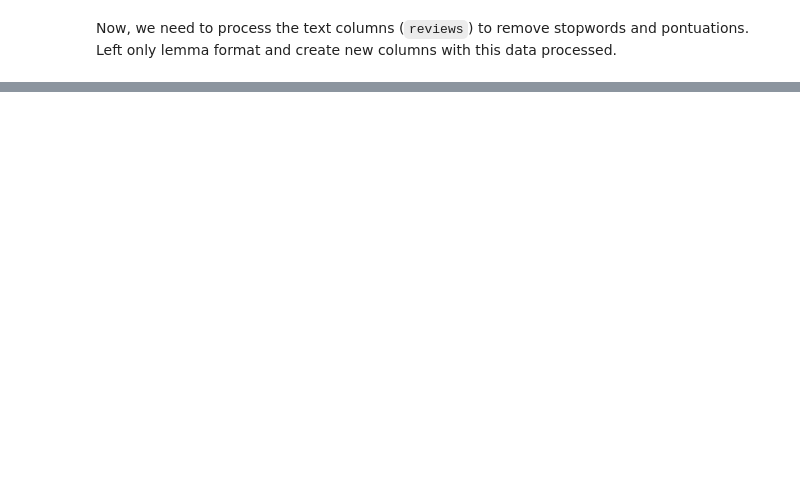
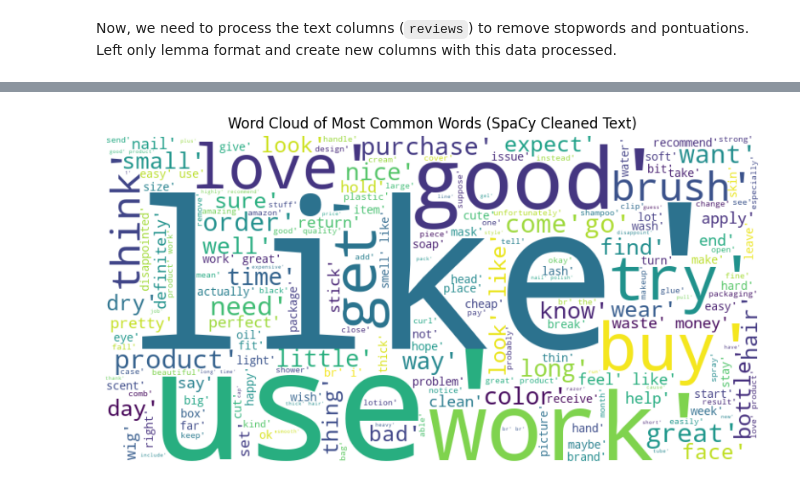
Before and after one commit to VanGaigher/DataScienceProjects, a Jupyter notebook: SentimentClassification/notebooks/sentiment_classification_analysis.ipynb, the cells around one changed output, grey strips where cells are left out. Cells and saved outputs as stored; diff of their text form; code cells hidden in the pictures; blank space fills up the shorter version.

```diff
--- a/SentimentClassification/notebooks/sentiment_classification_analysis.ipynb
+++ b/SentimentClassification/notebooks/sentiment_classification_analysis.ipynb
@@ -466,0 +770,15 @@ Now, we need to process the text columns (`reviews`) to remove stopwords and pon
+# %%
+# generate word clouds for the most common words in the cleaned text
+complete_text = " ".join(str(token) for token in df_train_cleaned['token_spacy'])
+
+# create a word cloud
+wordcloud_spacy = WordCloud(width=800, height=400, background_color='white', colormap='viridis').generate(complete_text)
+# %%
+# plot the word cloud
+plt.figure(figsize=(10, 5))
+plt.imshow(wordcloud_spacy, interpolation='bilinear')
+plt.axis('off')
+plt.title("Word Cloud of Most Common Words (SpaCy Cleaned Text)")
+plt.show()
+# %% [output]
+[figure, added]
```
Also changed, not shown: parts of 31 cells of this notebook, 2 other files.
